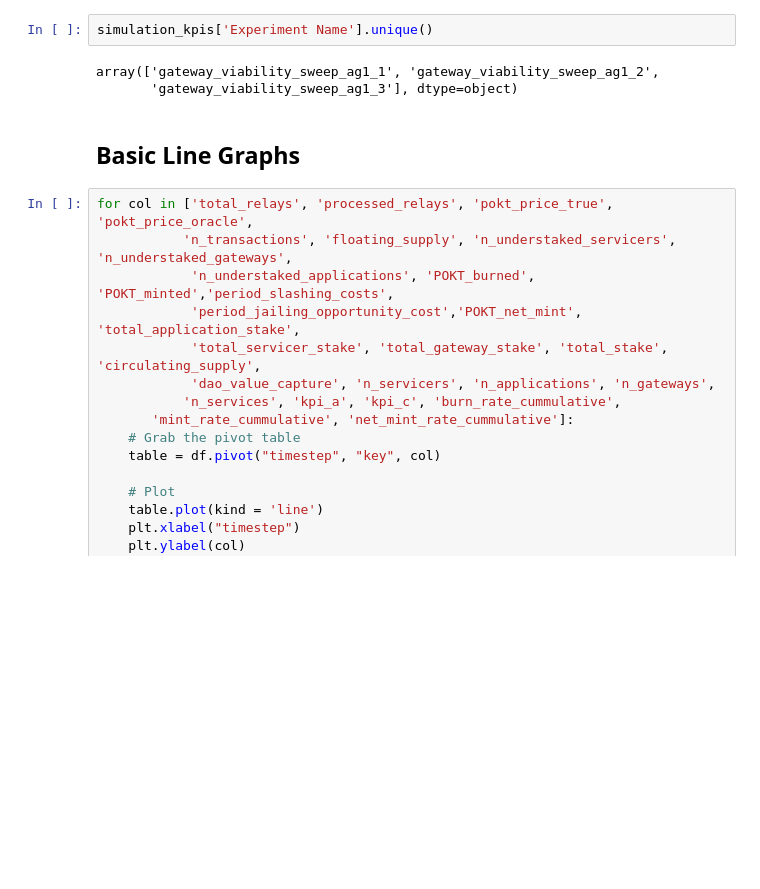
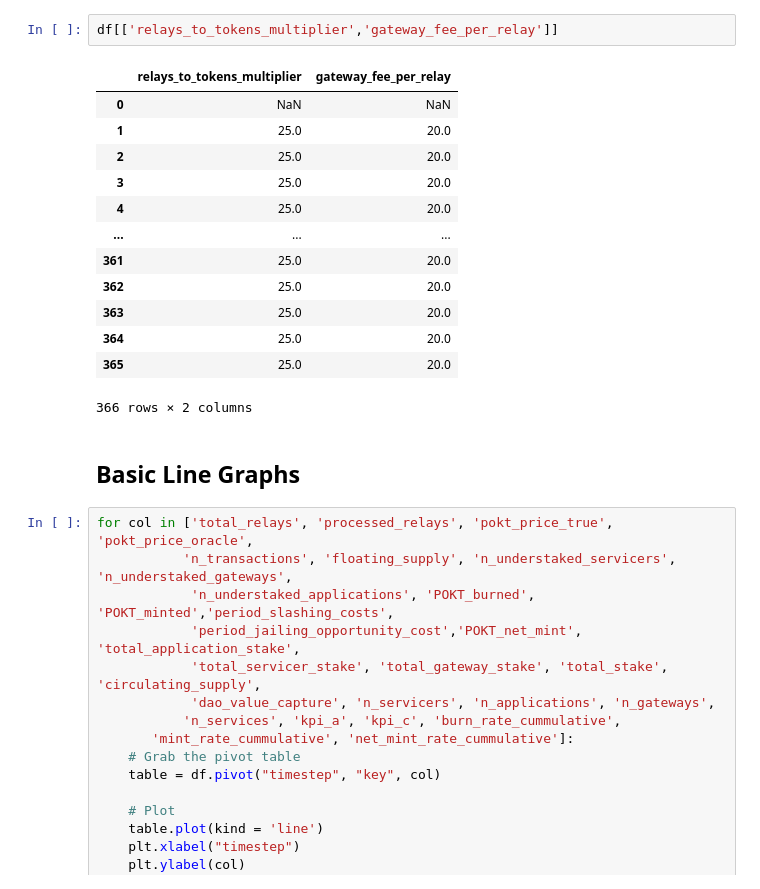
Before and after one commit to BlockScience/PocketSimulationModel, a Jupyter notebook: exploratory/Base Run.ipynb, the cells around one changed output. Drawn from its saved outputs; the diff is of its cells as text; blank space fills up the shorter version.

```diff
--- a/exploratory/Base Run.ipynb
+++ b/exploratory/Base Run.ipynb
@@ -28,8 +28,19 @@ Total execution time: 4.20s
 # %%
-simulation_kpis['Experiment Name'].unique()
+df[['relays_to_tokens_multiplier','gateway_fee_per_relay']]
 # %% [output]
+|  | relays_to_tokens_multiplier | gateway_fee_per_relay |
+| 0 | NaN | NaN |
+| 1 | 25.0 | 20.0 |
+| 2 | 25.0 | 20.0 |
+| 3 | 25.0 | 20.0 |
+| 4 | 25.0 | 20.0 |
+| ... | ... | ... |
+| 361 | 25.0 | 20.0 |
+| 362 | 25.0 | 20.0 |
+| 363 | 25.0 | 20.0 |
+| 364 | 25.0 | 20.0 |
+| 365 | 25.0 | 20.0 |
-array(['gateway_viability_sweep_ag1_1', 'gateway_viability_sweep_ag1_2',
-       'gateway_viability_sweep_ag1_3'], dtype=object)
+366 rows × 2 columns
 # %% [markdown]
 ## Basic Line Graphs
 # %%
```
Also changed, not shown: parts of 1 cell of this notebook, 2 other files.
